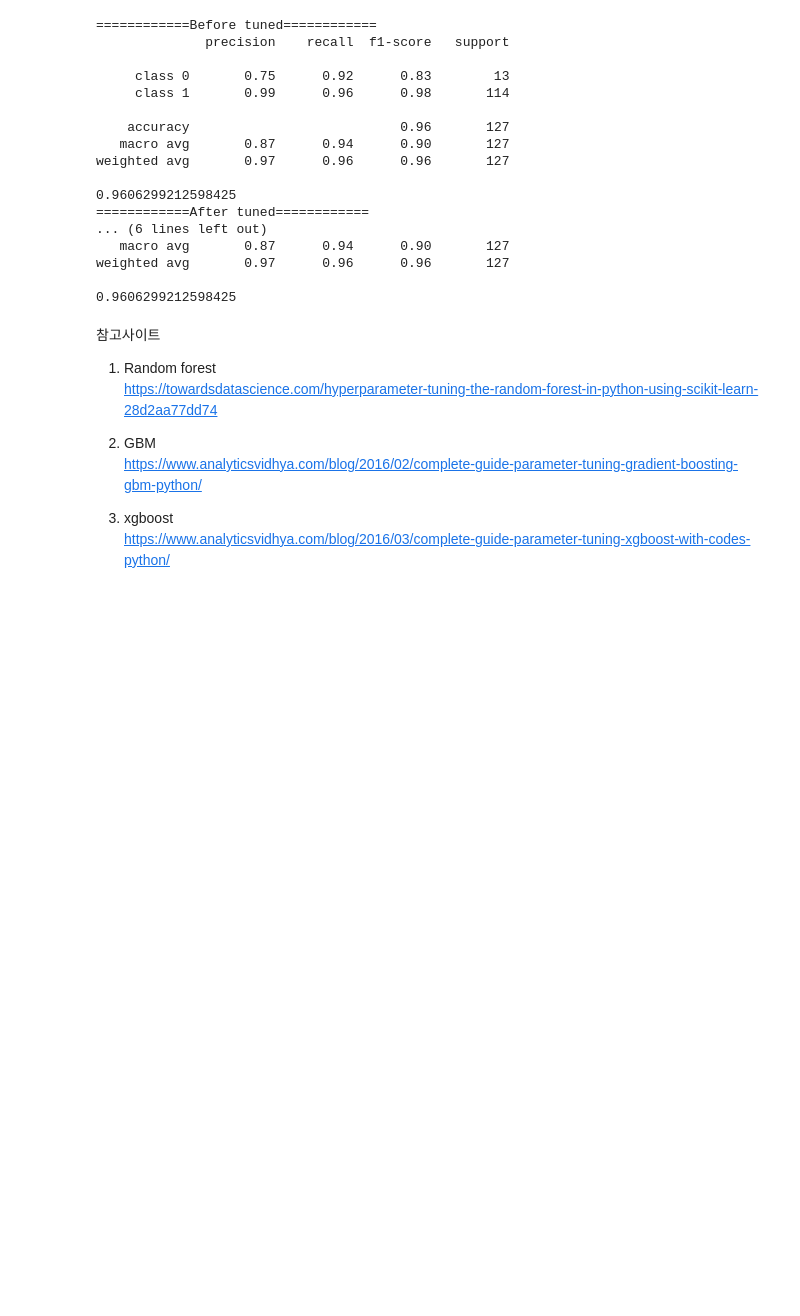
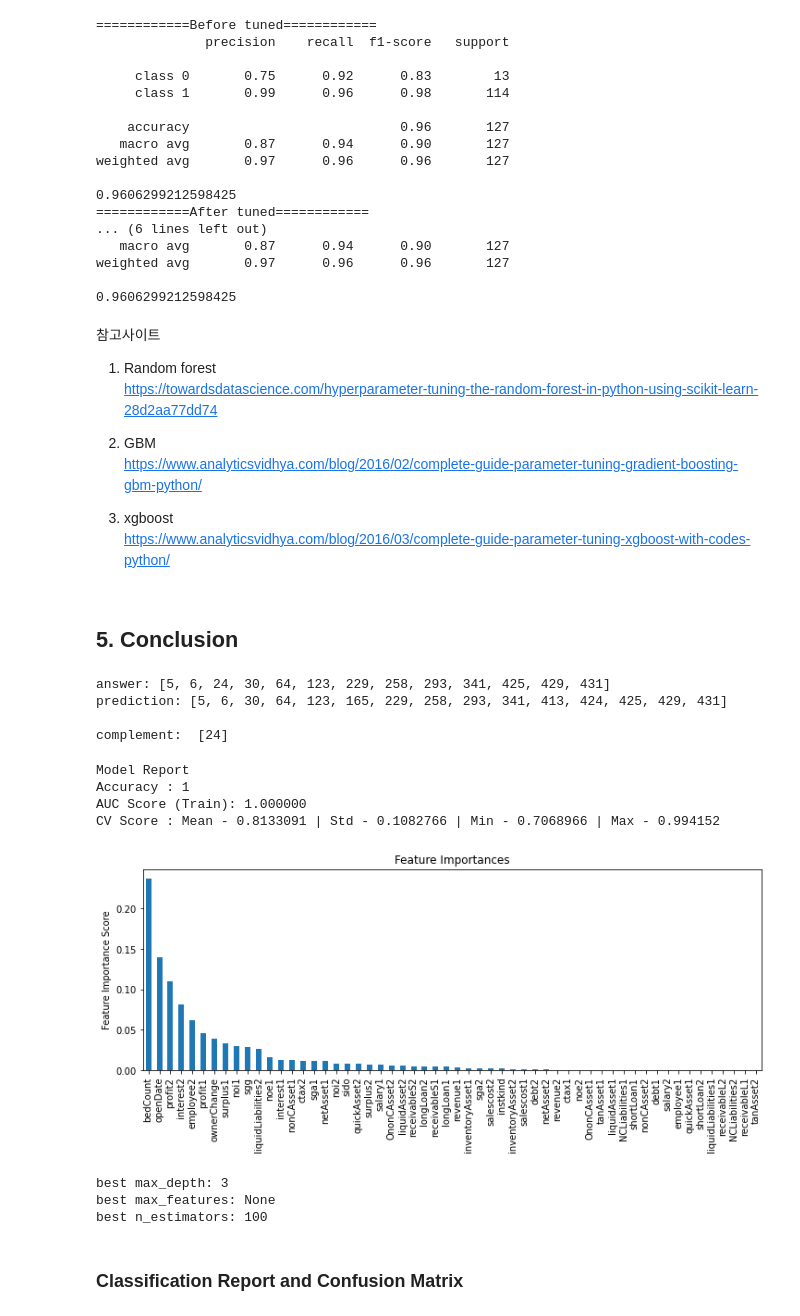
Before and after one commit to SwimmingHwang/hospital-opened-closed-classification, a Jupyter notebook: main0827_final.ipynb, the cells around one changed output. Cells and saved outputs as stored; diff of their text form; code cells hidden in the pictures; blank space fills up the shorter version.

Commit message:
Update conclusion

```diff
--- a/main0827_final.ipynb
+++ b/main0827_final.ipynb
@@ -877,3 +877,43 @@ https://www.analyticsvidhya.com/blog/2016/02/complete-guide-parameter-tuning-gra
 
 3. xgboost
 https://www.analyticsvidhya.com/blog/2016/03/complete-guide-parameter-tuning-xgboost-with-codes-python/
+# %% [markdown]
+## 5. Conclusion
+# %%
+#Find the missing anwser.
+answer_lst = list(test_prod_labeled.loc[test_prod_labeled['OC']==0]['inst_id'])
+pred_lst = list(sub_GBM.loc[sub_GBM['OC']==0]['inst_id'])
+
+print('answer:',answer_lst)
+print('prediction:',pred_lst,'\n')
+
+print('complement: ', list(set(answer_lst) - set(pred_lst)))
+# %% [output]
+answer: [5, 6, 24, 30, 64, 123, 229, 258, 293, 341, 425, 429, 431]
+prediction: [5, 6, 30, 64, 123, 165, 229, 258, 293, 341, 413, 424, 425, 429, 431]
+
+complement:  [24]
+# %%
+#Review the optimal model (GBM)
+modelfit(GBM_prod_model, train_prod_X, predictors)
+# %% [output]
+Model Report
+Accuracy : 1
+AUC Score (Train): 1.000000
+CV Score : Mean - 0.8133091 | Std - 0.1082766 | Min - 0.7068966 | Max - 0.994152
+[figure, added]
+# %%
+#Examine the optimal hyperparameter.
+opt_depth = GBM_prod_model.max_depth
+opt_features = GBM_prod_model.max_features
+opt_estimators = GBM_prod_model.n_estimators
+
+print('best max_depth:',opt_depth)
+print('best max_features:',opt_features)
+print('best n_estimators:',opt_estimators)
+# %% [output]
+best max_depth: 3
+best max_features: None
+best n_estimators: 100
+# %% [markdown]
+###  Classification Report and Confusion Matrix
```
Also changed, not shown: parts of 6 cells of this notebook.
